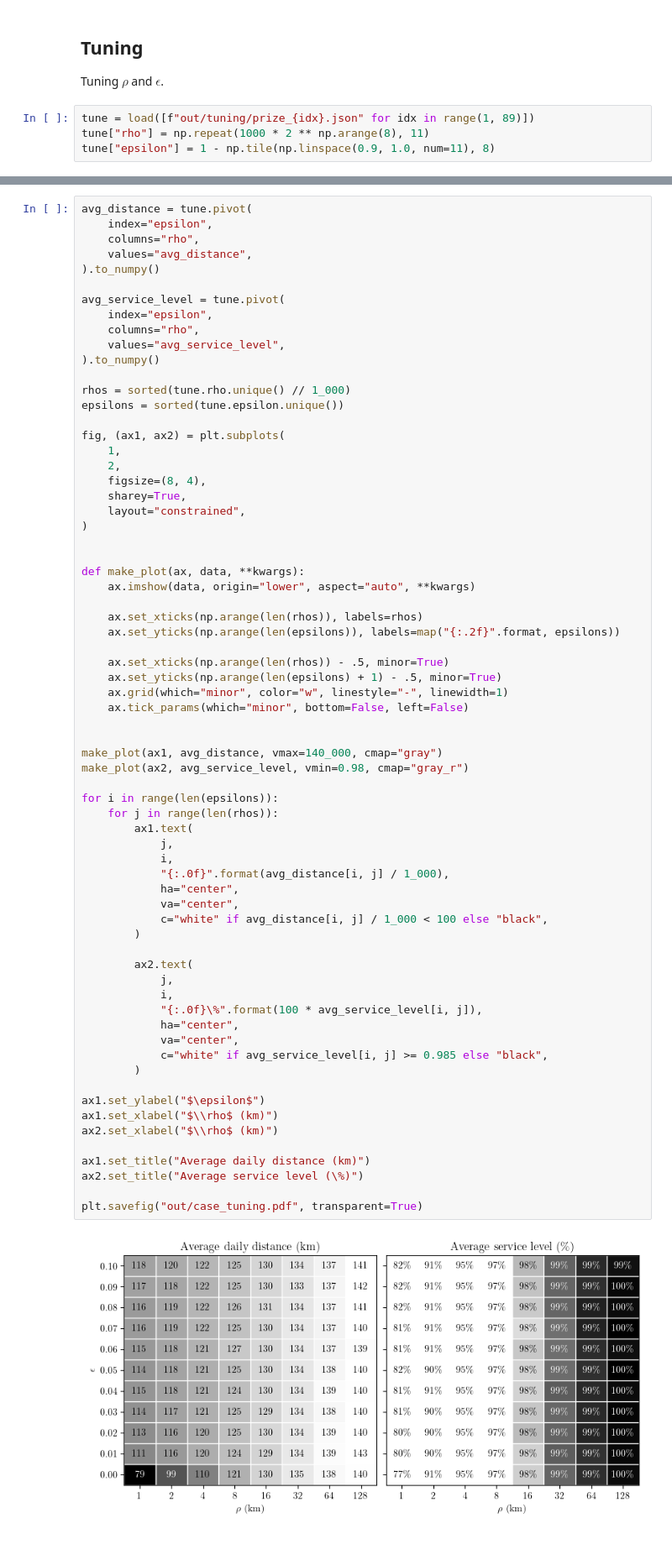
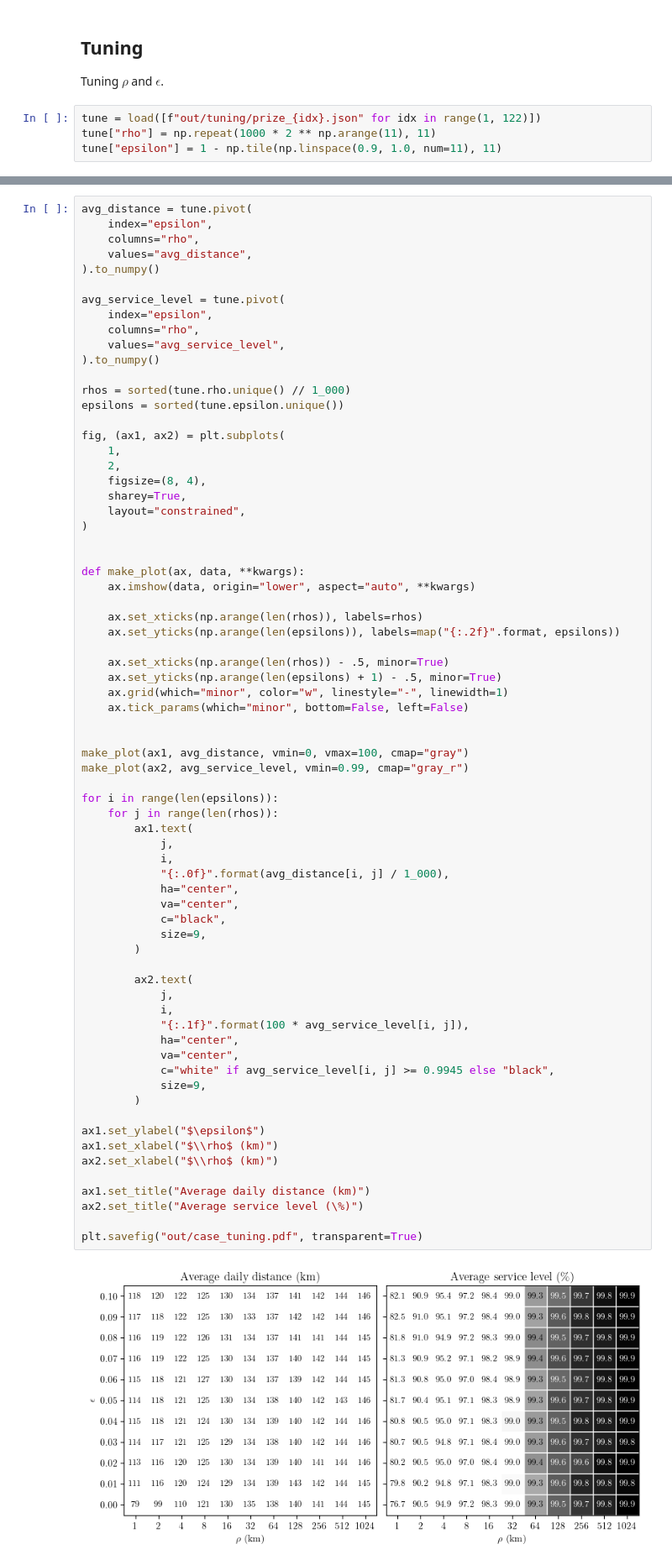
Before and after one commit to N-Wouda/Urban-Waste-Collection, a Jupyter notebook: notebooks/managerial_insights.ipynb, the cells around one changed output, grey strips where cells are left out. Shown at 84% size. Cells and saved outputs as stored; diff of their text form.

```diff
--- a/notebooks/managerial_insights.ipynb
+++ b/notebooks/managerial_insights.ipynb
@@ -54,9 +51,9 @@ def report(df: pd.DataFrame):
 
 Tuning $\rho$ and $\epsilon$.
 # %%
-tune = load([f"out/tuning/prize_{idx}.json" for idx in range(1, 89)])
-tune["rho"] = np.repeat(1000 * 2 ** np.arange(8), 11)
-tune["epsilon"] = 1 - np.tile(np.linspace(0.9, 1.0, num=11), 8)
+tune = load([f"out/tuning/prize_{idx}.json" for idx in range(1, 122)])
+tune["rho"] = np.repeat(1000 * 2 ** np.arange(11), 11)
+tune["epsilon"] = 1 - np.tile(np.linspace(0.9, 1.0, num=11), 11)
 # %%
 tune.pivot(index="epsilon", columns="rho", values="avg_distance")
 # %% [output]
@@ -126,39 +123,41 @@ def make_plot(ax, data, **kwargs):
     ax.tick_params(which="minor", bottom=False, left=False)
 
 
-make_plot(ax1, avg_distance, vmax=140_000, cmap="gray")
-make_plot(ax2, avg_service_level, vmin=0.98, cmap="gray_r")
+make_plot(ax1, avg_distance, vmin=0, vmax=100, cmap="gray")
+make_plot(ax2, avg_service_level, vmin=0.99, cmap="gray_r")
 
 for i in range(len(epsilons)):
     for j in range(len(rhos)):
         ax1.text(
             j,
             i,
             "{:.0f}".format(avg_distance[i, j] / 1_000),
             ha="center",
             va="center",
-            c="white" if avg_distance[i, j] / 1_000 < 100 else "black",
+            c="black",
+            size=9,
         )
 
         ax2.text(
             j,
             i,
-            "{:.0f}\%".format(100 * avg_service_level[i, j]),
+            "{:.1f}".format(100 * avg_service_level[i, j]),
             ha="center",
             va="center",
-            c="white" if avg_service_level[i, j] >= 0.985 else "black",
+            c="white" if avg_service_level[i, j] >= 0.9945 else "black",
+            size=9,
         )
 
 ax1.set_ylabel("$\epsilon$")
 ax1.set_xlabel("$\\rho$ (km)")
 ax2.set_xlabel("$\\rho$ (km)")
 
 ax1.set_title("Average daily distance (km)")
 ax2.set_title("Average service level (\%)")
 
 plt.savefig("out/case_tuning.pdf", transparent=True)
 # %% [output]
-[figure, old version]
+[figure, new version]
 # %% [markdown]
 ## Results
 
```
Also changed, not shown: parts of 24 cells of this notebook, 3 other files.
